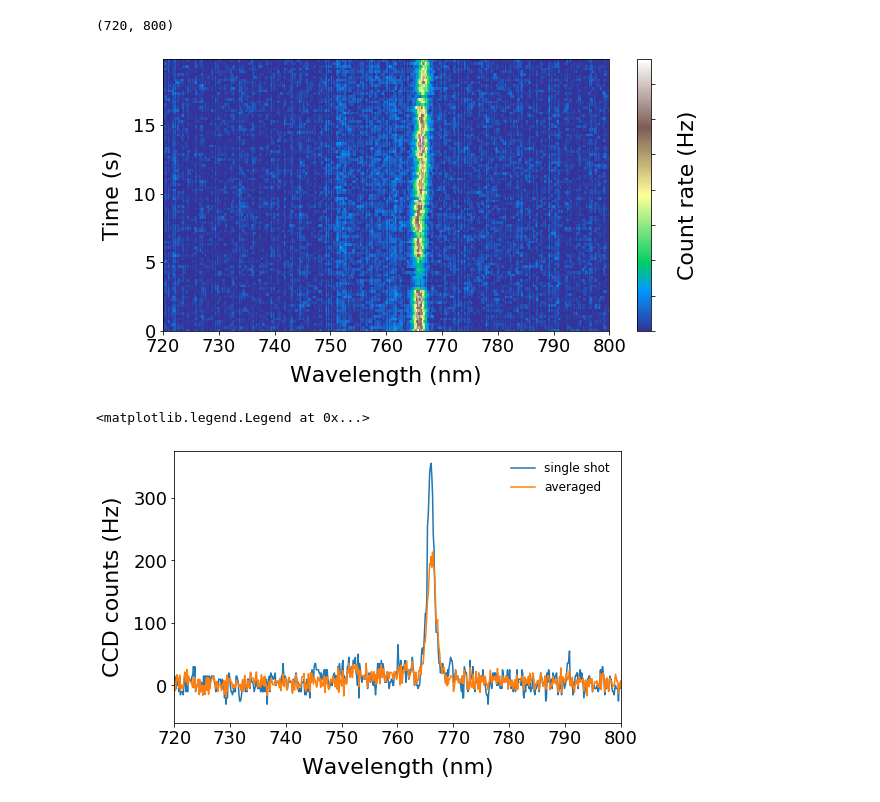
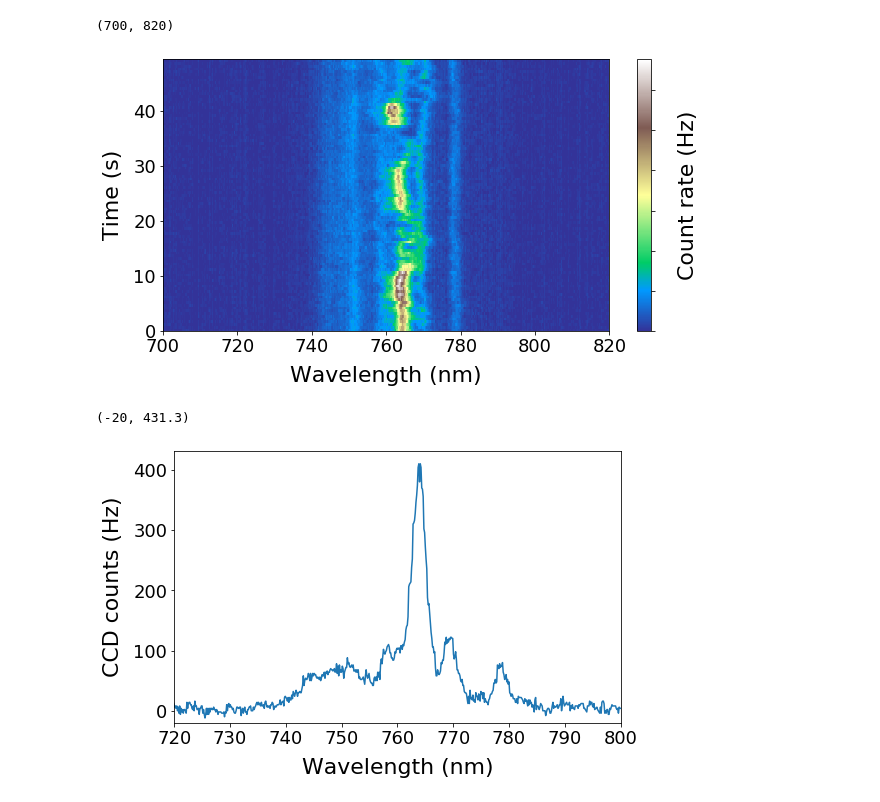
Before and after one commit to RaphaelSura/PythonPhotonicsLab, a Jupyter notebook: AnalyzeData/SpectralTimeTrace.ipynb, the cells around one changed output. Cells and saved outputs as stored; diff of their text form; code cells hidden in the pictures.

```diff
--- a/AnalyzeData/SpectralTimeTrace.ipynb
+++ b/AnalyzeData/SpectralTimeTrace.ipynb
@@ -11,7 +11,7 @@ import numpy as np
 import os
 # user input
 wdir = r'Z:\Projects\WSe2\2019\12 december\2019-12-06 hBN WSe2 300nm pillars Tom cooldown\spectra'
-f = 'WSe2_500nW_5K_pillar4c5_timetrace 01'
+f = 'Pillar8_500nW_5K_timetrace 01'
 
 file = wdir + '\\' + f + '.spe'
 spect = Spectrum(file)
@@ -29,22 +29,23 @@ fig, ax = plt.subplots(1, 1, figsize=(10, 5))
 p2 = ax.pcolor(spect.x, _time, t_trace, cmap='terrain', vmin=0, vmax=np.max(t_trace)) #norm=LogNorm(vmin=0, vmax=np.max(z))) #
 cb2 = fig.colorbar(p2)
 prettify_2d_plot(ax, cb2, 'Wavelength (nm)', 'Time (s)', 'Count rate (Hz)')
-plt.xlim(720, 800)
+plt.xlim(700, 820)
 # %% [output]
-(720, 800)
+(700, 820)
-[figure, old version]
+[figure, new version]
 # %%
 fig.savefig(wdir + '\\' + f + '.png', format='png', bbox_inches='tight')
 # %%
-single_shot_num = 10
+single_shot_num = 50
 fig2, ax2 = plt.subplots(1, 1, figsize=(8, 5))
 ax2.plot(spect.x, t_trace[single_shot_num,:], '-', label='single shot')
-ax2.plot(spect.x, np.mean(t_trace, axis=0), '-', label='averaged')
+#ax2.plot(spect.x, np.mean(t_trace, axis=0), '-', label='averaged')
 prettify_plot(ax2, "Wavelength (nm)", "CCD counts (Hz)")
-plt.xlim(720, 800)
-ax2.legend(fontsize=12, frameon=False)
+ax2.set_xlim(720, 800)
+ax2.set_ylim(bottom=-20)
+#ax2.legend(fontsize=16, frameon=False)
 # %% [output]
-<matplotlib.legend.Legend at 0x...>
+(-20, 431.3)
-[figure, old version]
+[figure, new version]
 # %%
 fig2.savefig(wdir + '\\' + f + '_singleVSaverage.png', format='png', bbox_inches='tight')
```
Also changed, not shown: 6 other files.
